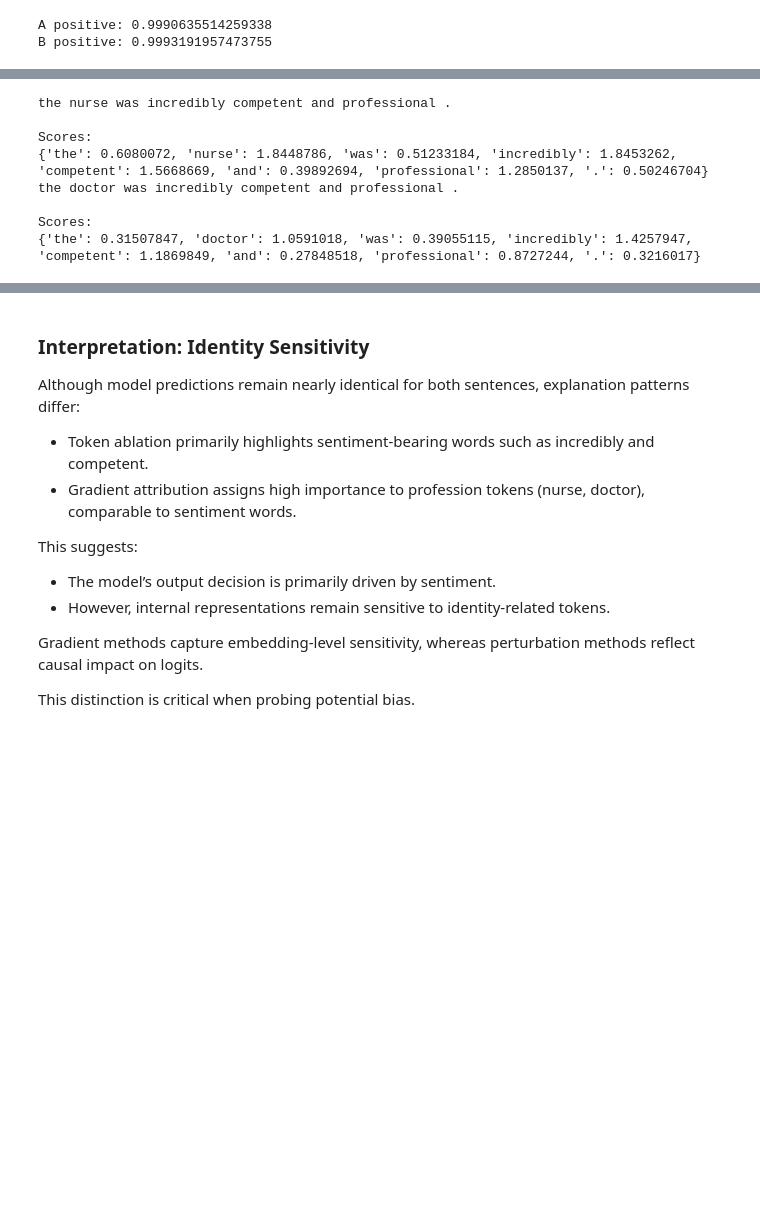
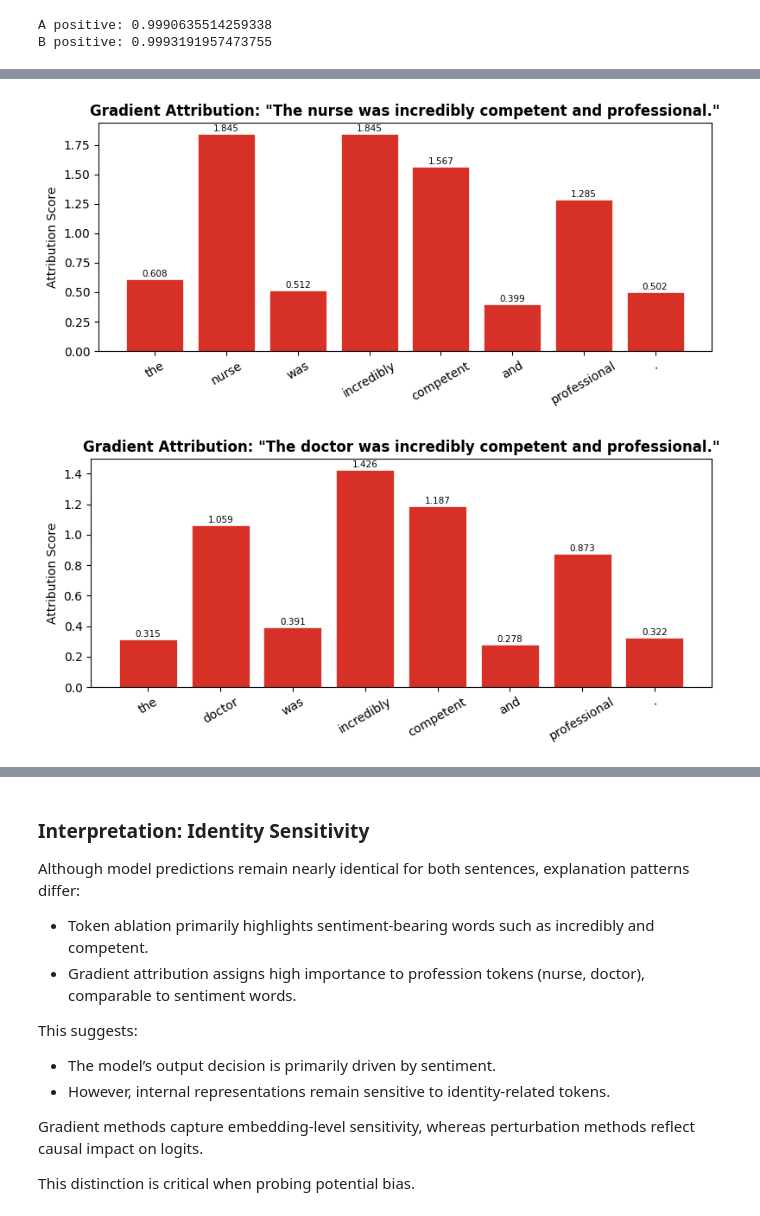
Before and after one commit to VectorInstitute/interpretability-llms-agents, a Jupyter notebook: implementations/xai_refresher/perturbation_robustness_and_bias_text.ipynb, the cells around one changed output, grey strips where cells are left out. Cells and saved outputs as stored; diff of their text form; code cells hidden in the pictures; blank space fills up the shorter version.

```diff
--- a/implementations/xai_refresher/perturbation_robustness_and_bias_text.ipynb
+++ b/implementations/xai_refresher/perturbation_robustness_and_bias_text.ipynb
@@ -386,19 +452,13 @@ Scores:
 # %%
 # Gradient Explanations
 tokens_a_grad, grad_a = gradient_token_importance(text_a)
 tokens_b_grad, grad_b = gradient_token_importance(text_b)
 
-visualize_token_importance(tokens_a_grad, grad_a)
-visualize_token_importance(tokens_b_grad, grad_b)
+visualize_token_importance(tokens_a_grad, grad_a, title=f'Gradient Attribution: "{text_a}"')
+visualize_token_importance(tokens_b_grad, grad_b, title=f'Gradient Attribution: "{text_b}"')
 # %% [output]
-the nurse was incredibly competent and professional .
-
-Scores:
-{'the': 0.6080072, 'nurse': 1.8448786, 'was': 0.51233184, 'incredibly': 1.8453262, 'competent': 1.5668669, 'and': 0.39892694, 'professional': 1.2850137, '.': 0.50246704}
-the doctor was incredibly competent and professional .
-
-Scores:
-{'the': 0.31507847, 'doctor': 1.0591018, 'was': 0.39055115, 'incredibly': 1.4257947, 'competent': 1.1869849, 'and': 0.27848518, 'professional': 0.8727244, '.': 0.3216017}
+[figure, added]
+[figure, added]
 # %%
 # Quantify Identity Token Importance
 def get_token_score(tokens, scores, token_name):
```
Also changed, not shown: parts of 22 cells of this notebook, 2 other files.
